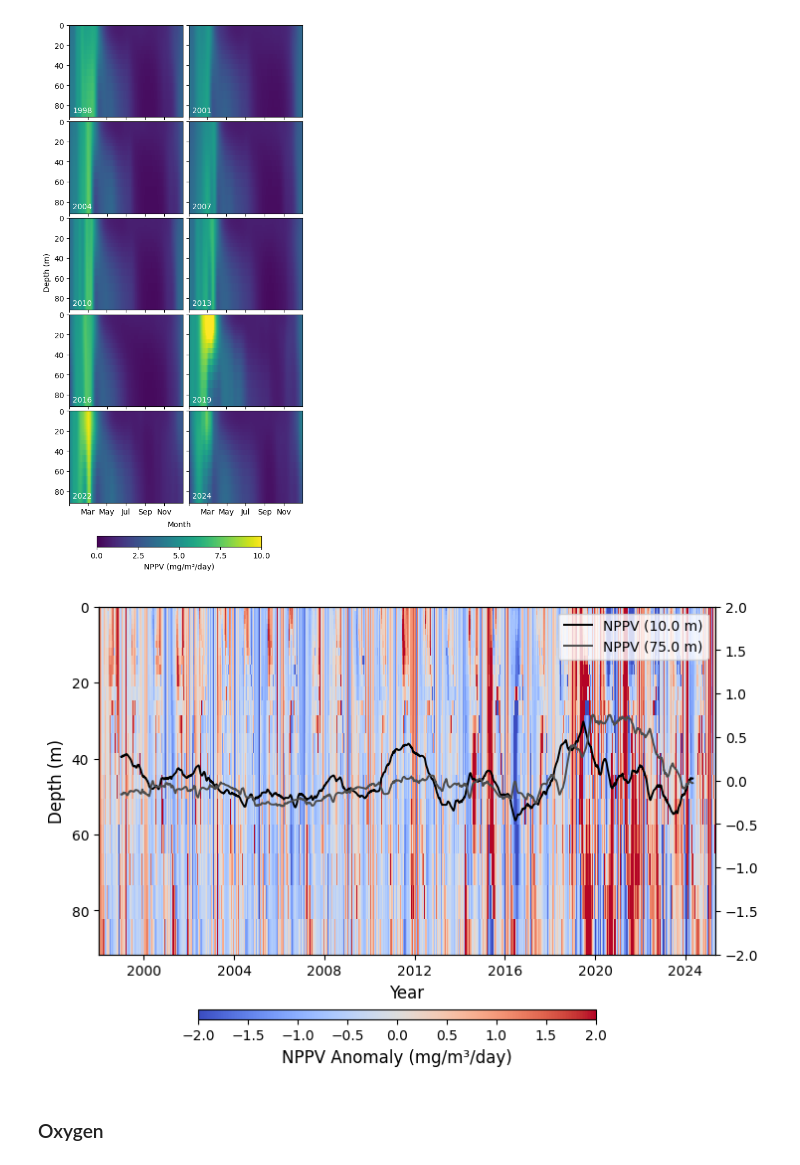
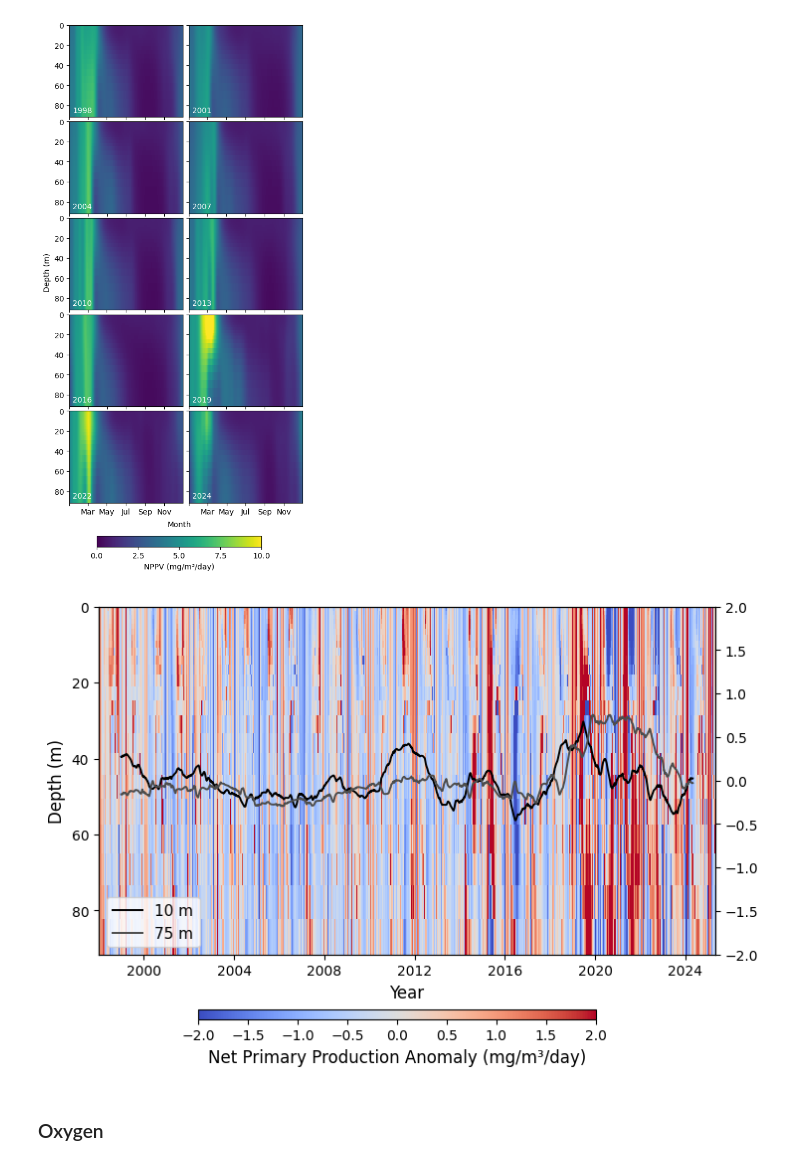
Before and after one commit to BahneTP/medsea-interannual-clustering, a Jupyter notebook: island.of.vis_analysis/nutrients_analysis.ipynb, the cells around one changed output. Saved outputs shown, nothing was run; the diff lists cells and outputs as text; code cells hidden in the pictures.

```diff
--- a/island.of.vis_analysis/nutrients_analysis.ipynb
+++ b/island.of.vis_analysis/nutrients_analysis.ipynb
@@ -87,9 +87,9 @@ helper_functions.plot_hovmoeller_grid(
 # %% [output]
 [figure]
 # %%
-helper_functions.plot_anomalies(nutrients, "nppv", -2, 2, "NPPV Anomaly (mg/m³/day)", [10, 75], 730, False, [("nppv", "NPPV")])
+helper_functions.plot_anomalies(nutrients, "nppv", -2, 2, "Net Primary Production Anomaly (mg/m³/day)", [10, 75], 730, False, [("nppv", "")])
 # %% [output]
-[figure, old version]
+[figure, new version]
 # %% [markdown]
 ### Oxygen
 # %%
```
Also changed, not shown: parts of 4 cells of this notebook, 4 other files.
